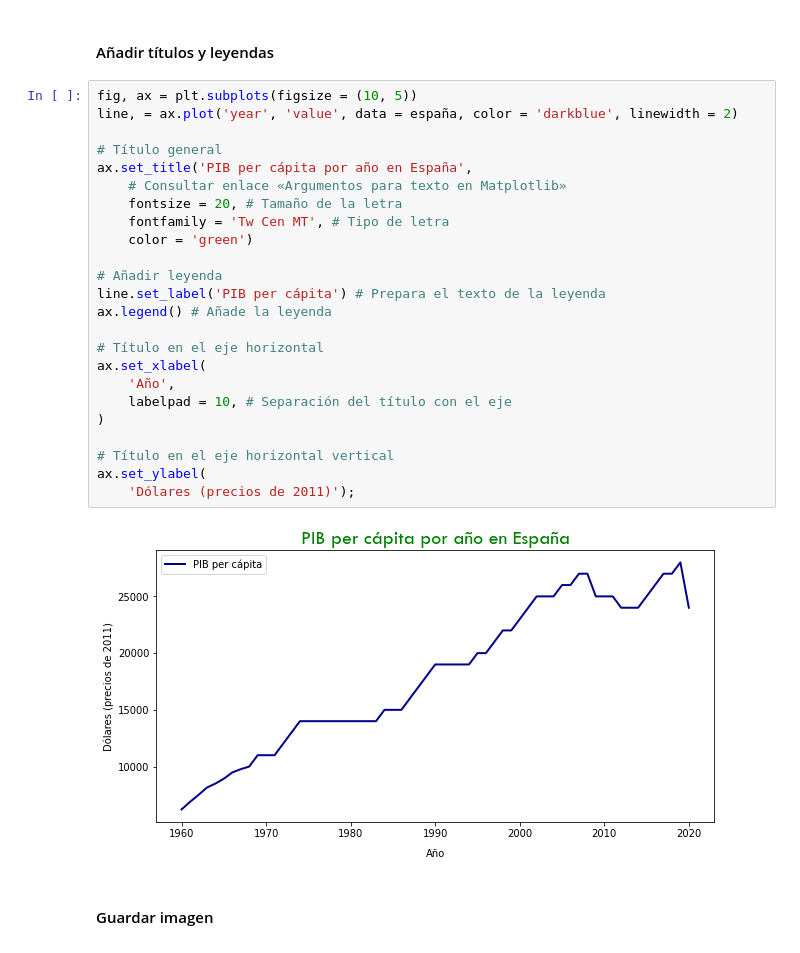
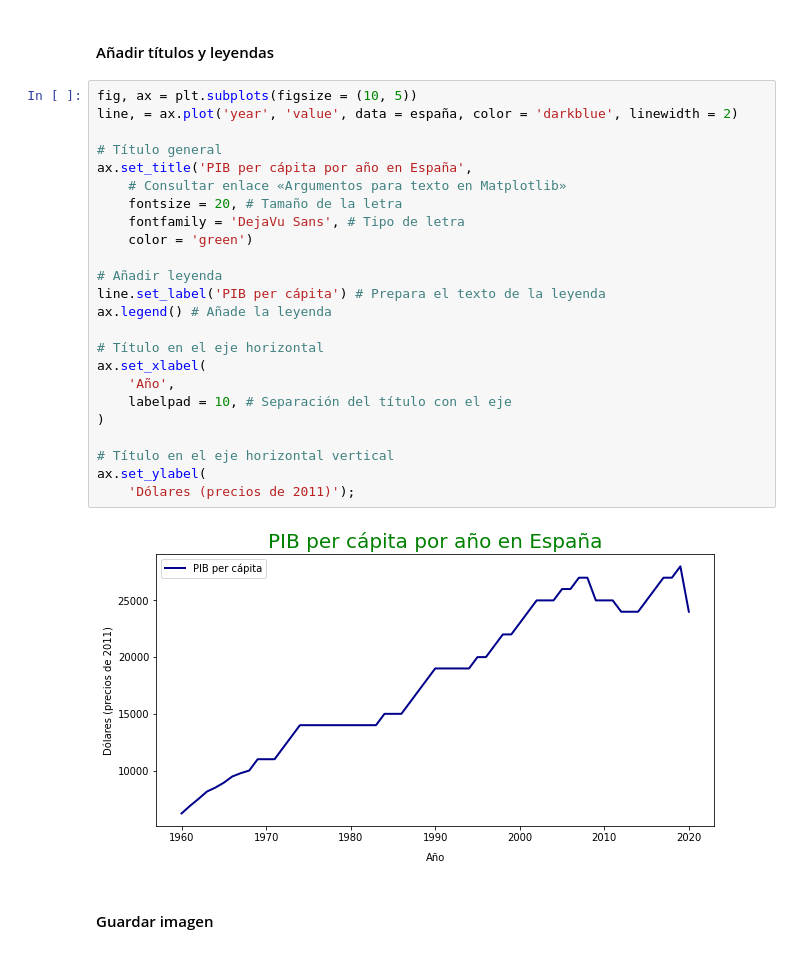
Before and after one commit to fjgarciaes/visualizacion_ironhack_19_01_2023, a Jupyter notebook: aux_notebooks/Seminario_visualizacion_Ironhack_19_01_2023_complete_version.ipynb, the cells around one changed output. Saved outputs shown, nothing was run; the diff lists cells and outputs as text.

```diff
--- a/aux_notebooks/Seminario_visualizacion_Ironhack_19_01_2023_complete_version.ipynb
+++ b/aux_notebooks/Seminario_visualizacion_Ironhack_19_01_2023_complete_version.ipynb
@@ -155,29 +155,29 @@ ax.set_yticks(
 # %%
 fig, ax = plt.subplots(figsize = (10, 5))
 line, = ax.plot('year', 'value', data = españa, color = 'darkblue', linewidth = 2)
 
 # Título general
 ax.set_title('PIB per cápita por año en España',
     # Consultar enlace «Argumentos para texto en Matplotlib»
     fontsize = 20, # Tamaño de la letra
-    fontfamily = 'Tw Cen MT', # Tipo de letra
+    fontfamily = 'DejaVu Sans', # Tipo de letra
     color = 'green')
 
 # Añadir leyenda
 line.set_label('PIB per cápita') # Prepara el texto de la leyenda
 ax.legend() # Añade la leyenda
 
 # Título en el eje horizontal
 ax.set_xlabel(
     'Año',
     labelpad = 10, # Separación del título con el eje
 )
 
 # Título en el eje horizontal vertical
 ax.set_ylabel(
     'Dólares (precios de 2011)');
 # %% [output]
-[figure, old version]
+[figure, new version]
 # %% [markdown]
 #### Guardar imagen
 # %%
```
Also changed, not shown: parts of 11 cells of this notebook, 1 other file.
